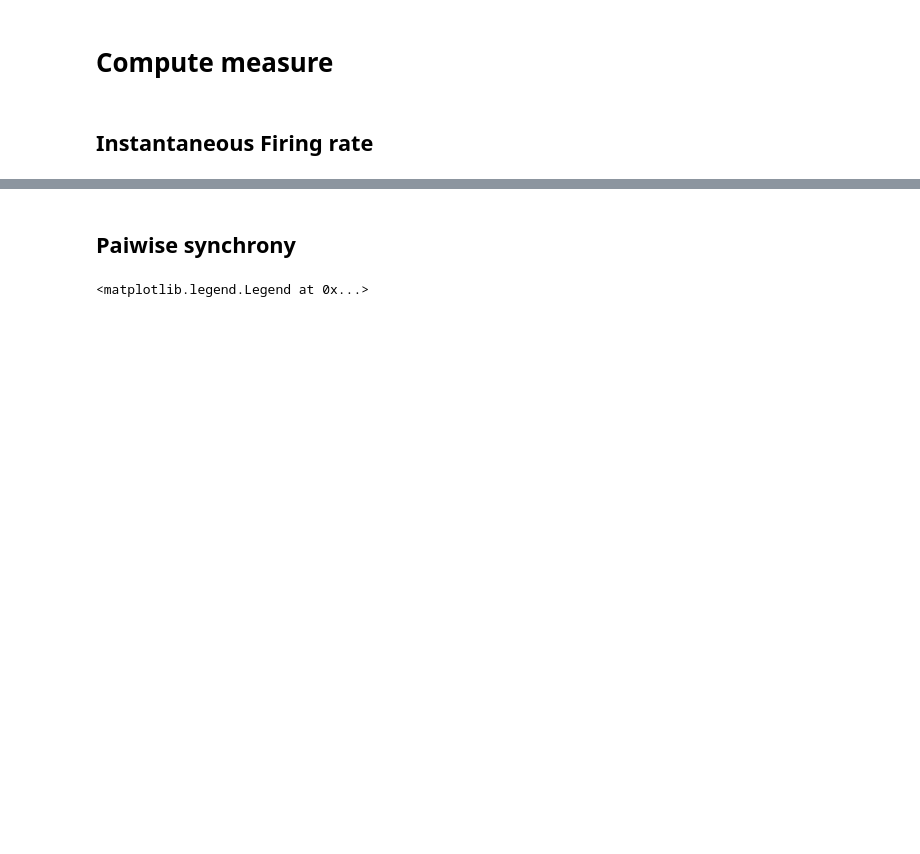
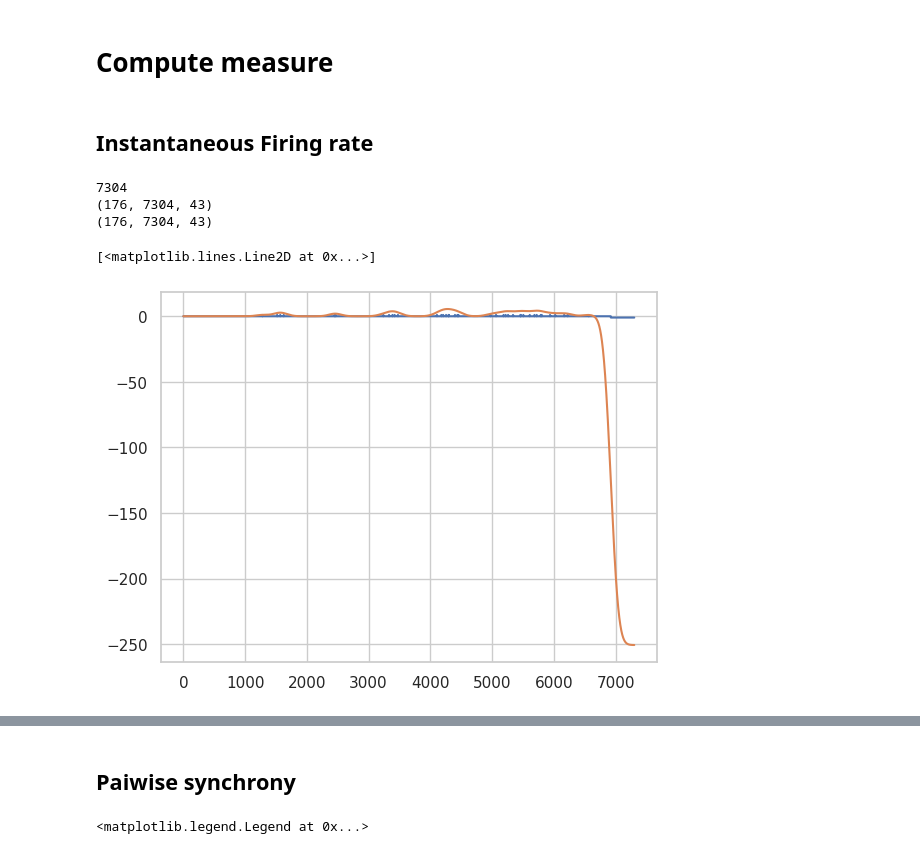
Before and after one commit to Lamifsud/pattern_classification_git, a Jupyter notebook: pipeline_drafts/HistGrad.ipynb, the cells around one changed output, grey strips where cells are left out. Cells and saved outputs as stored; diff of their text form; code cells hidden in the pictures; blank space fills up the shorter version.

```diff
--- a/pipeline_drafts/HistGrad.ipynb
+++ b/pipeline_drafts/HistGrad.ipynb
@@ -175 +165,18 @@ spikes_binarized = FiringRate.binarize_spike_times(spikes_times_aligned, max_len
 spike_convolved = FiringRate.convolve_spike_binarized(spikes_binarized, sigma)
+# %%
+n_sigma = len(sigma)
+delta_time = 1
+sigma_dt = sigma * delta_time
+scaling = sigma_dt[0] * np.sqrt(2*np.pi)
+
+print(max_length)
+print(spikes_binarized.shape)
+print(spike_convolved.shape)
+plt.plot(spikes_binarized[0,:,0])
+plt.plot(spike_convolved[0,:,0])
+# %% [output]
+7304
+(176, 7304, 43)
+(176, 7304, 43)
+[<matplotlib.lines.Line2D at 0x...>]
+[figure, added]
```
Also changed, not shown: parts of 24 cells of this notebook, 5 other files.
